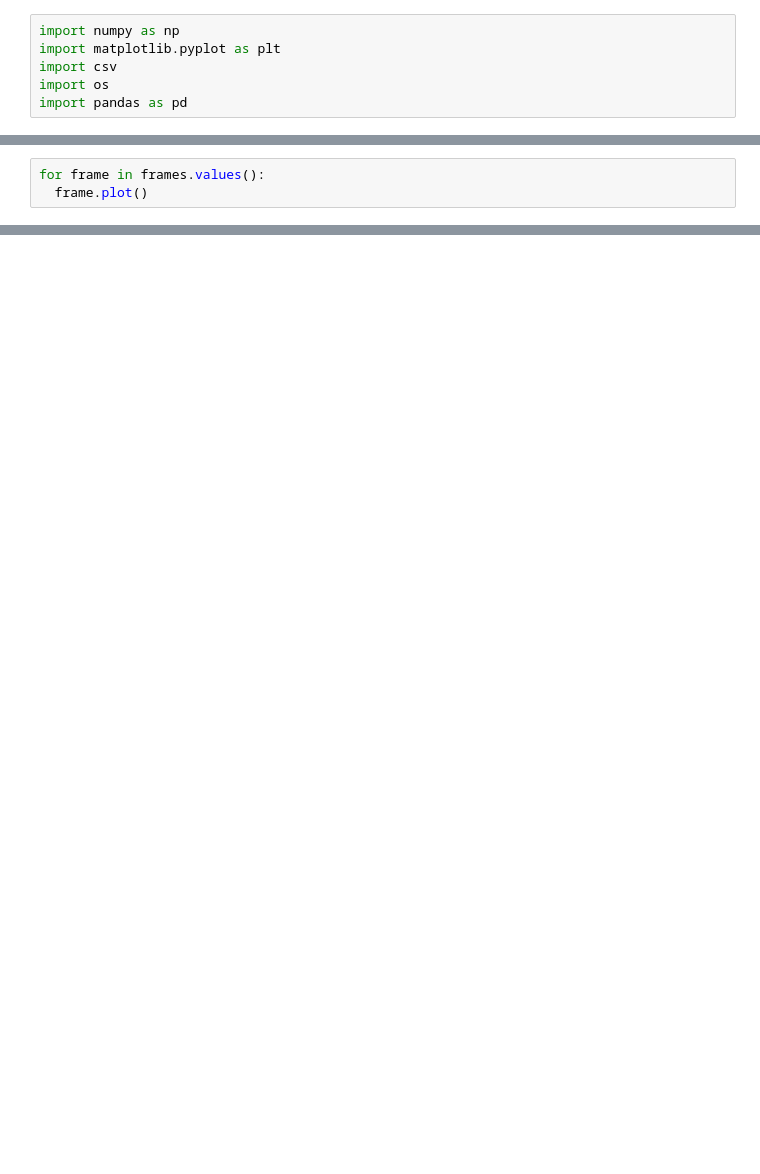
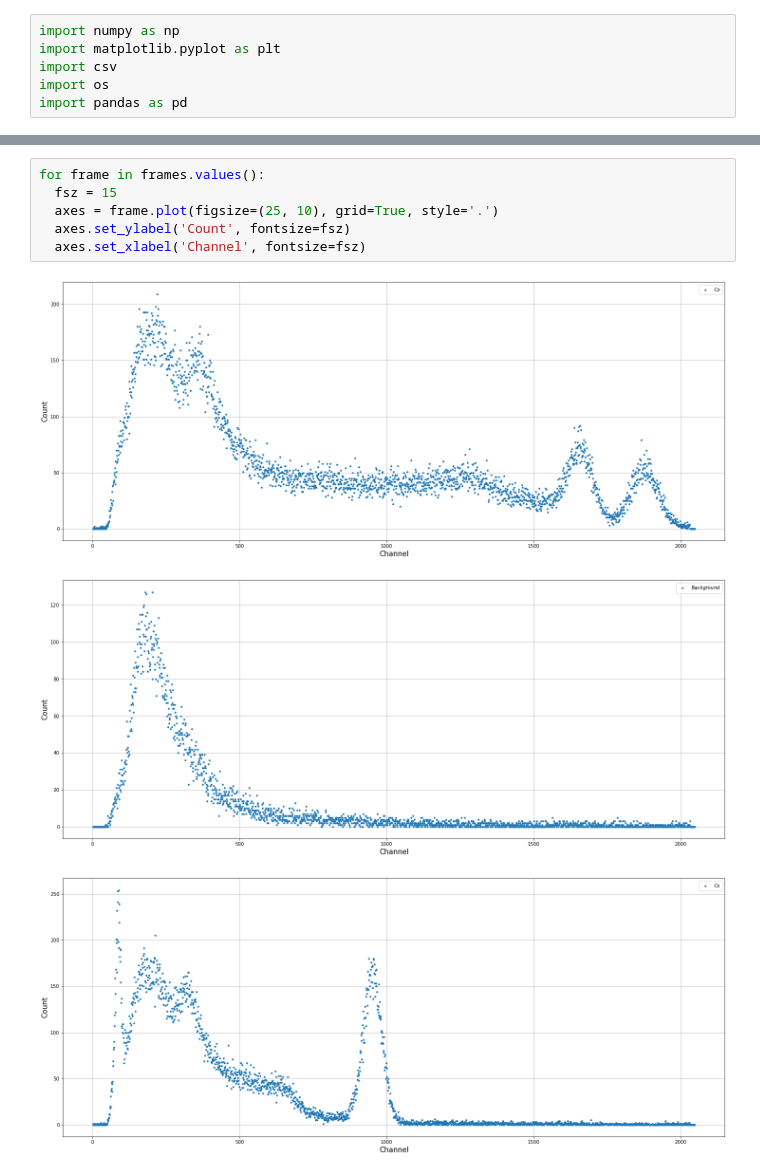
Before and after one commit to 106-inc/PhysLabV, a Jupyter notebook: 5.5/5.5.ipynb, the cells around one changed output, grey strips where cells are left out. Cells and saved outputs as stored; diff of their text form; blank space fills up the shorter version.

Commit message:
[5.5] Plots beautification

```diff
--- a/5.5/5.5.ipynb
+++ b/5.5/5.5.ipynb
@@ -30,6 +30,3 @@ frames[files[0]]
 | 2047 | 0 |
 | 2048 | 0 |
 2048 rows × 1 columns
-# %%
-for frame in frames.values():
-  frame.plot()
@@ -42,0 +33,10 @@ for frame in frames.values():
+# %%
+for frame in frames.values():
+  fsz = 15
+  axes = frame.plot(figsize=(25, 10), grid=True, style='.')
+  axes.set_ylabel('Count', fontsize=fsz)
+  axes.set_xlabel('Channel', fontsize=fsz)
+# %% [output]
+[figure, added]
+[figure, added]
+[figure, added]
```
Also changed, not shown: parts of 3 cells of this notebook.
